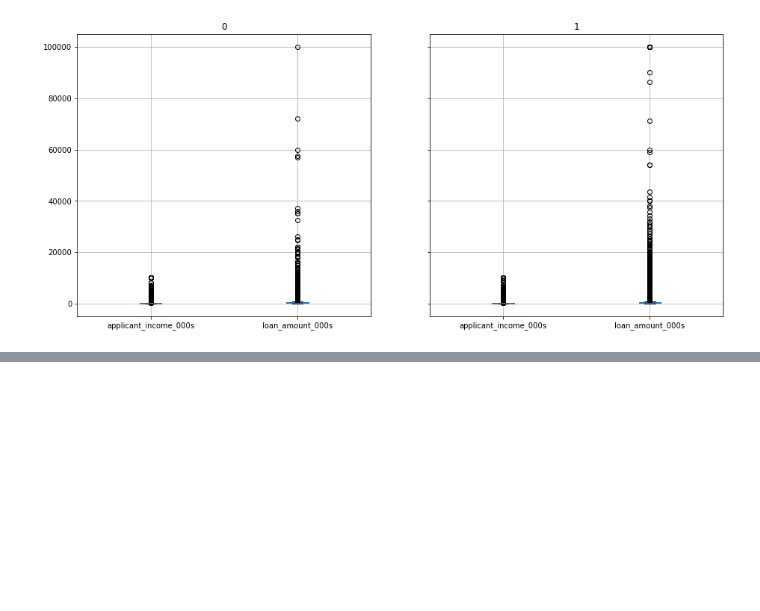
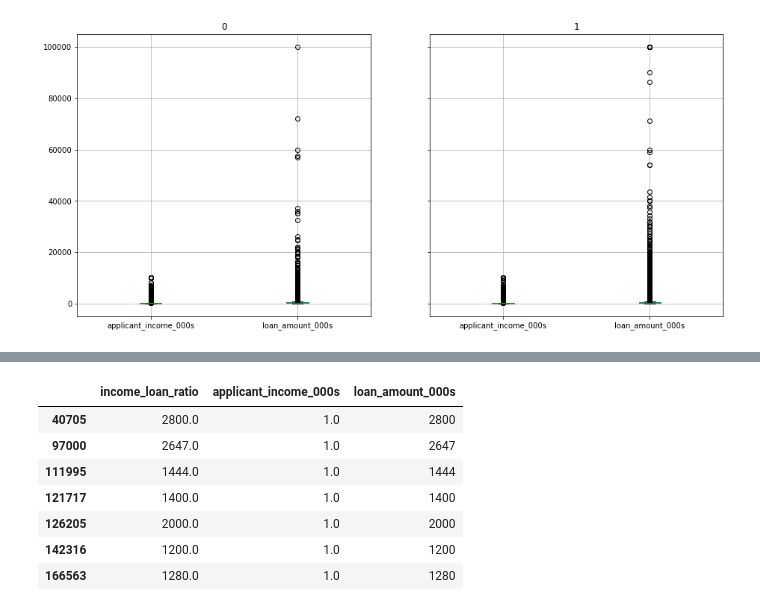
Before and after one commit to DJ1070/Darlehensanfragen, a Jupyter notebook: exploration.ipynb, the cells around one changed output, grey strips where cells are left out. Cells and saved outputs as stored; diff of their text form; code cells hidden in the pictures; blank space fills up the shorter version.

```diff
--- a/exploration.ipynb
+++ b/exploration.ipynb
@@ -343,0 +391,11 @@ Index(['action_taken_name', 'applicant_race_name_1', 'applicant_sex_name',
+# %%
+df_loan[df_loan.income_loan_ratio > 1000][['income_loan_ratio', 'applicant_income_000s', 'loan_amount_000s']]
+# %% [output]
+|  | income_loan_ratio | applicant_income_000s | loan_amount_000s |
+| 40705 | 2800.0 | 1.0 | 2800 |
+| 97000 | 2647.0 | 1.0 | 2647 |
+| 111995 | 1444.0 | 1.0 | 1444 |
+| 121717 | 1400.0 | 1.0 | 1400 |
+| 126205 | 2000.0 | 1.0 | 2000 |
+| 142316 | 1200.0 | 1.0 | 1200 |
+| 166563 | 1280.0 | 1.0 | 1280 |
```
Also changed, not shown: parts of 10 cells of this notebook.
